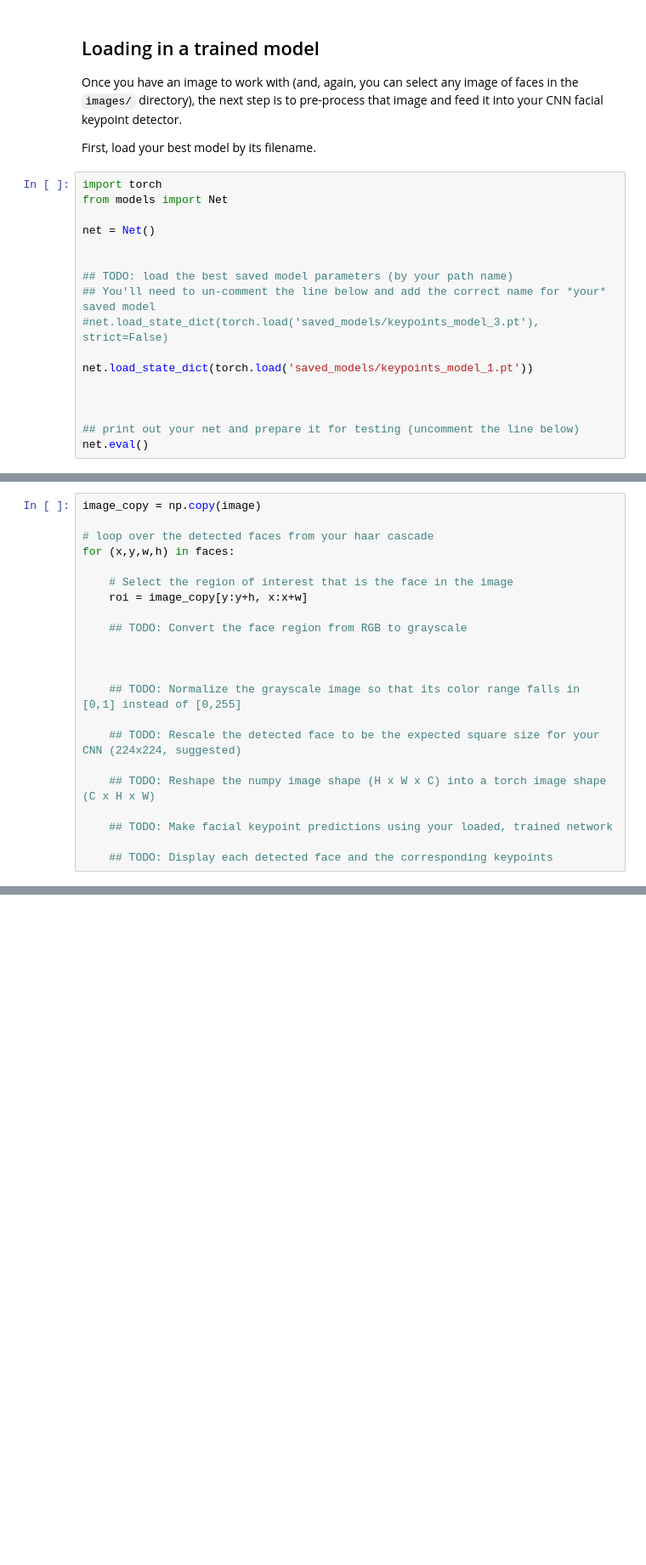
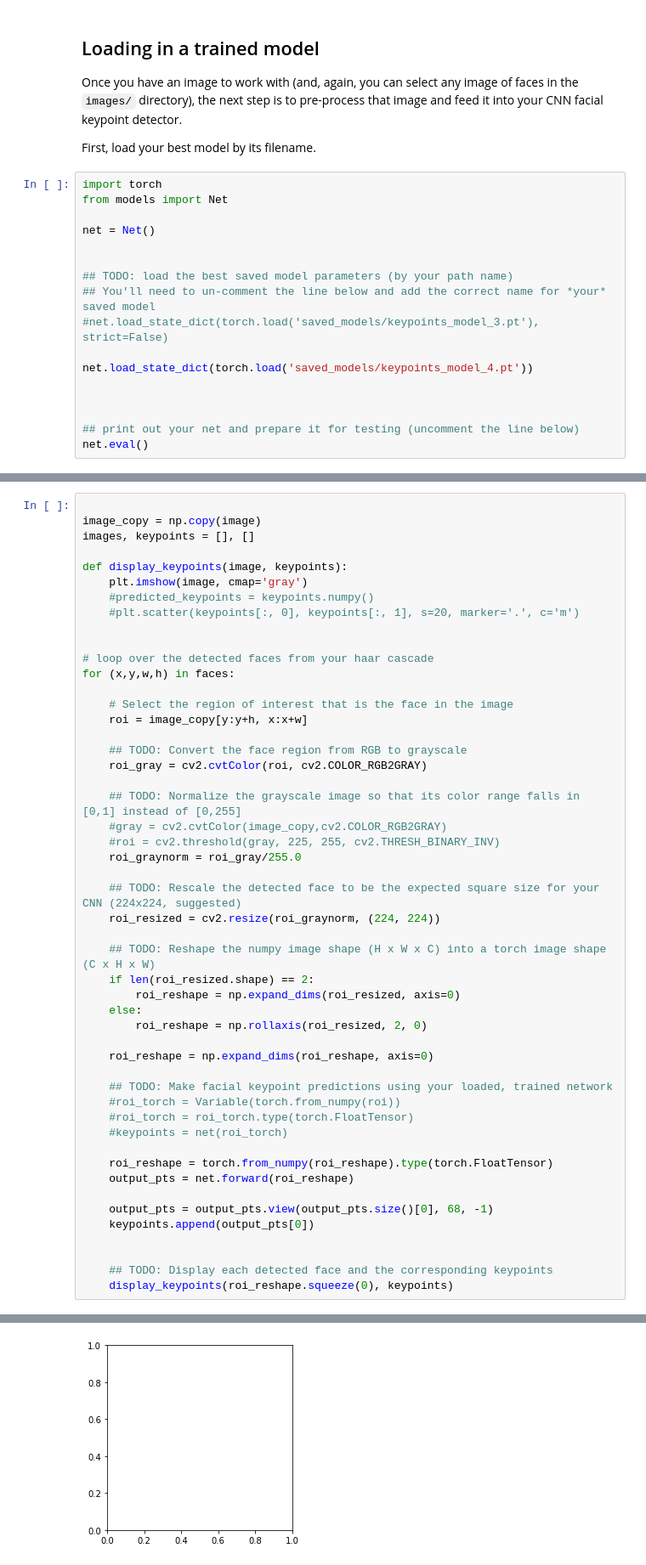
Before and after one commit to egoedeke/facial_keypoint_detection, a Jupyter notebook: 3. Facial Keypoint Detection, Complete Pipeline.ipynb, the cells around one changed output, grey strips where cells are left out. Shown at 85% size. Drawn from its saved outputs; the diff is of its cells as text; blank space fills up the shorter version.

```diff
--- a/3. Facial Keypoint Detection, Complete Pipeline.ipynb
+++ b/3. Facial Keypoint Detection, Complete Pipeline.ipynb
@@ -85,7 +85,7 @@ net = Net()
 ## You'll need to un-comment the line below and add the correct name for *your* saved model
 #net.load_state_dict(torch.load('saved_models/keypoints_model_3.pt'), strict=False)
 
-net.load_state_dict(torch.load('saved_models/keypoints_model_1.pt'))
+net.load_state_dict(torch.load('saved_models/keypoints_model_4.pt'))
 
 
 
@@ -119,7 +136,15 @@ After each face has been appropriately converted into an input Tensor for your n
 
 <img src='images/michelle_detected.png' width=30% height=30%/>
 # %%
+
 image_copy = np.copy(image)
+images, keypoints = [], []
+
+def display_keypoints(image, keypoints):
+    plt.imshow(image, cmap='gray')
+    #predicted_keypoints = keypoints.numpy()
+    #plt.scatter(keypoints[:, 0], keypoints[:, 1], s=20, marker='.', c='m')
+
 
 # loop over the detected faces from your haar cascade
 for (x,y,w,h) in faces:
@@ -128,15 +153,36 @@ for (x,y,w,h) in faces:
     roi = image_copy[y:y+h, x:x+w]
 
     ## TODO: Convert the face region from RGB to grayscale
+    roi_gray = cv2.cvtColor(roi, cv2.COLOR_RGB2GRAY)
+
+    ## TODO: Normalize the grayscale image so that its color range falls in [0,1] instead of [0,255]
+    #gray = cv2.cvtColor(image_copy,cv2.COLOR_RGB2GRAY)
+    #roi = cv2.threshold(gray, 225, 255, cv2.THRESH_BINARY_INV)
+    roi_graynorm = roi_gray/255.0
+
+    ## TODO: Rescale the detected face to be the expected square size for your CNN (224x224, suggested)
+    roi_resized = cv2.resize(roi_graynorm, (224, 224))
+
+    ## TODO: Reshape the numpy image shape (H x W x C) into a torch image shape (C x H x W)
+    if len(roi_resized.shape) == 2:
+        roi_reshape = np.expand_dims(roi_resized, axis=0)
+    else:
+        roi_reshape = np.rollaxis(roi_resized, 2, 0)
+
+    roi_reshape = np.expand_dims(roi_reshape, axis=0)
+
+    ## TODO: Make facial keypoint predictions using your loaded, trained network
+    #roi_torch = Variable(torch.from_numpy(roi))
+    #roi_torch = roi_torch.type(torch.FloatTensor)
+    #keypoints = net(roi_torch)
+
+    roi_reshape = torch.from_numpy(roi_reshape).type(torch.FloatTensor)
+    output_pts = net.forward(roi_reshape)
+
+    output_pts = output_pts.view(output_pts.size()[0], 68, -1)
+    keypoints.append(output_pts[0])
 
 
-
-    ## TODO: Normalize the grayscale image so that its color range falls in [0,1] instead of [0,255]
-
-    ## TODO: Rescale the detected face to be the expected square size for your CNN (224x224, suggested)
-
-    ## TODO: Reshape the numpy image shape (H x W x C) into a torch image shape (C x H x W)
-
-    ## TODO: Make facial keypoint predictions using your loaded, trained network
-
     ## TODO: Display each detected face and the corresponding keypoints
+    display_keypoints(roi_reshape.squeeze(0), keypoints)
+# %% [output]
@@ -142,0 +190 @@ for (x,y,w,h) in faces:
+[figure, added]
```
Also changed, not shown: parts of 2 cells of this notebook, 1 other file.
